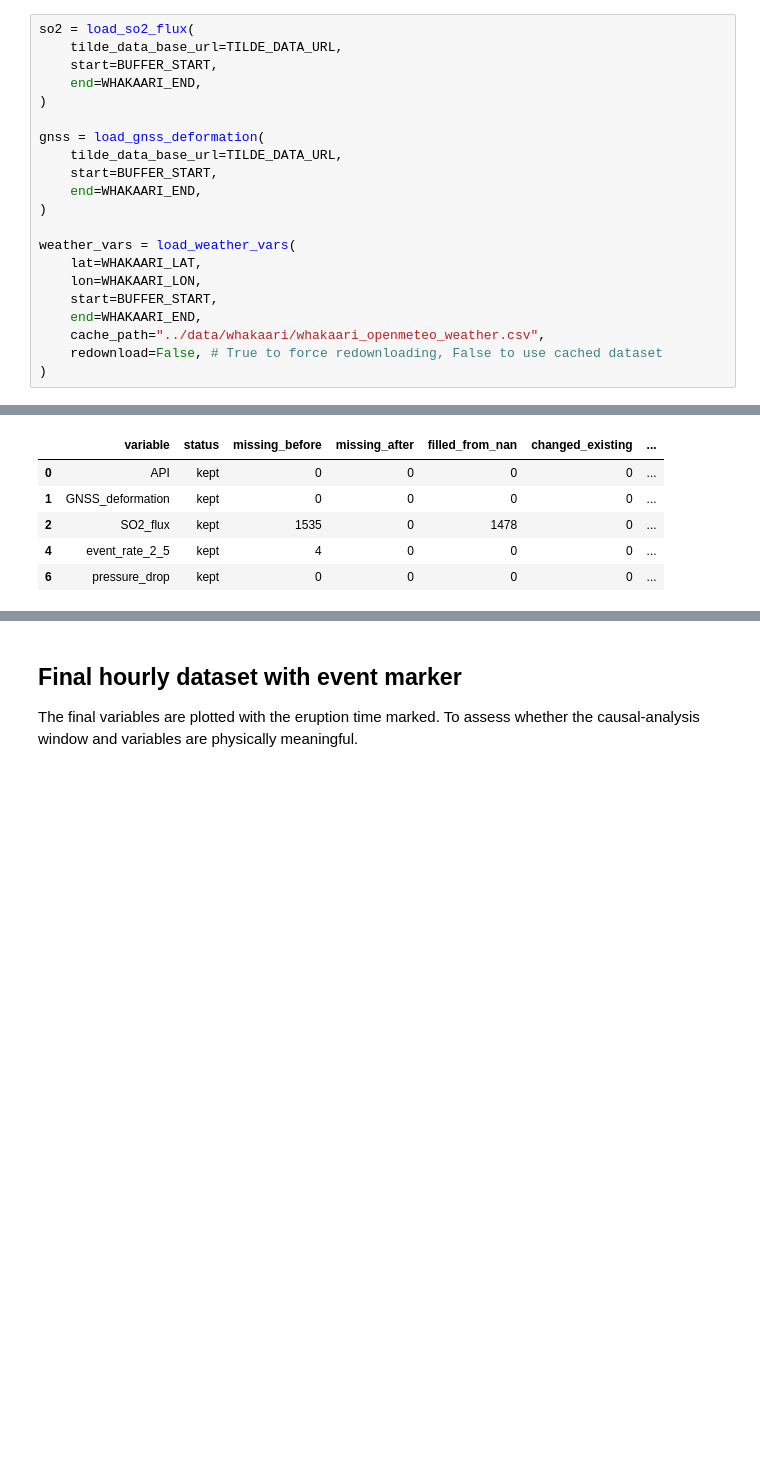
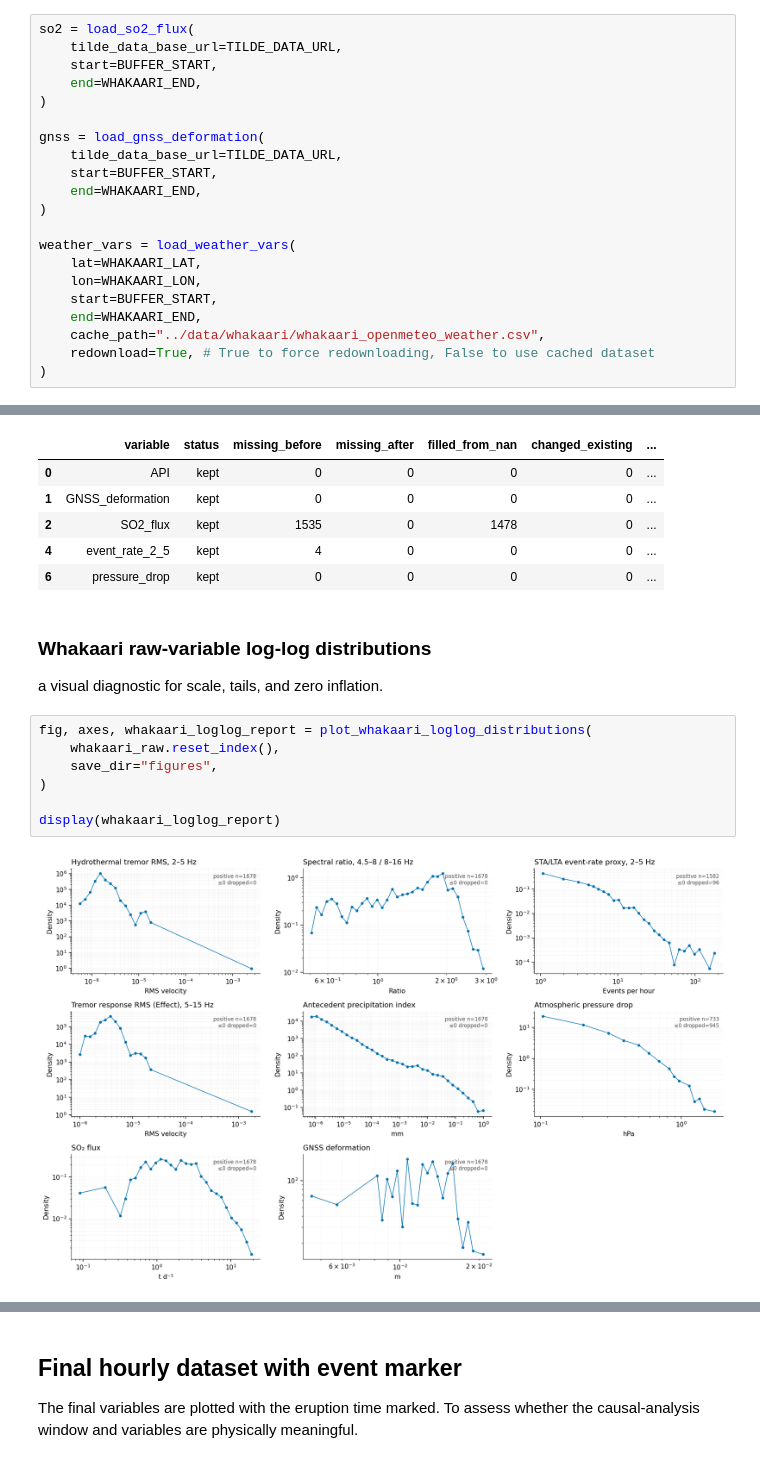
Before and after one commit to alectois/Distinguishing-Causes-and-Triggers-in-Volcanic-and-Seismic-Processes, a Jupyter notebook: notebooks/whakaari_data.ipynb, the cells around one changed output, grey strips where cells are left out. Cells and saved outputs as stored; diff of their text form; blank space fills up the shorter version.

Commit message:
new plots, changes

```diff
--- a/notebooks/whakaari_data.ipynb
+++ b/notebooks/whakaari_data.ipynb
@@ -78,7 +79,7 @@ weather_vars = load_weather_vars(
     start=BUFFER_START,
     end=WHAKAARI_END,
     cache_path="../data/whakaari/whakaari_openmeteo_weather.csv",
-    redownload=False, # True to force redownloading, False to use cached dataset
+    redownload=True, # True to force redownloading, False to use cached dataset
 )
 # %% [markdown]
 ## Waveform feature extraction
@@ -220,3 +205,16 @@ Variables with preprocessing changes:
 | 2 | SO2_flux | kept | 1535 | 0 | 1478 | 0 | ... |
 | 4 | event_rate_2_5 | kept | 4 | 0 | 0 | 0 | ... |
 | 6 | pressure_drop | kept | 0 | 0 | 0 | 0 | ... |
+# %% [markdown]
+### Whakaari raw-variable log-log distributions
+
+a visual diagnostic for scale, tails, and zero inflation.
+# %%
+fig, axes, whakaari_loglog_report = plot_whakaari_loglog_distributions(
+    whakaari_raw.reset_index(),
+    save_dir="figures",
+)
+
+display(whakaari_loglog_report)
+# %% [output]
+[figure, added]
```
Also changed, not shown: parts of 4 cells of this notebook, 18 other files.
